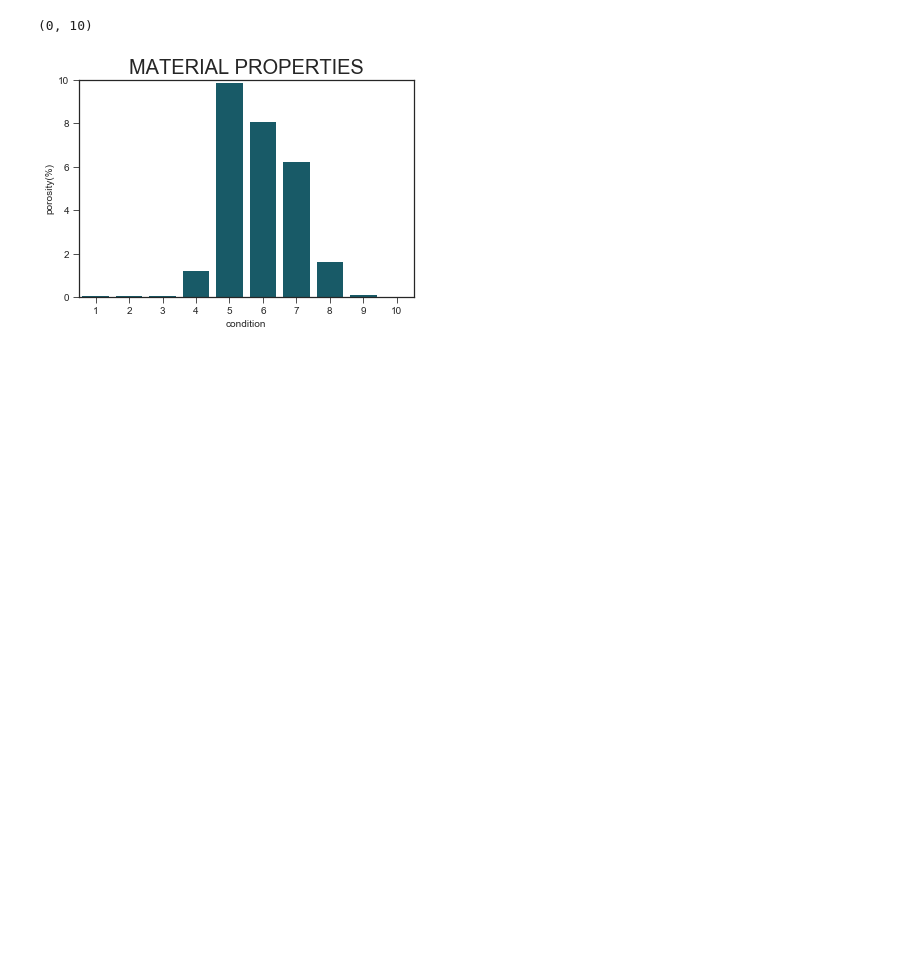
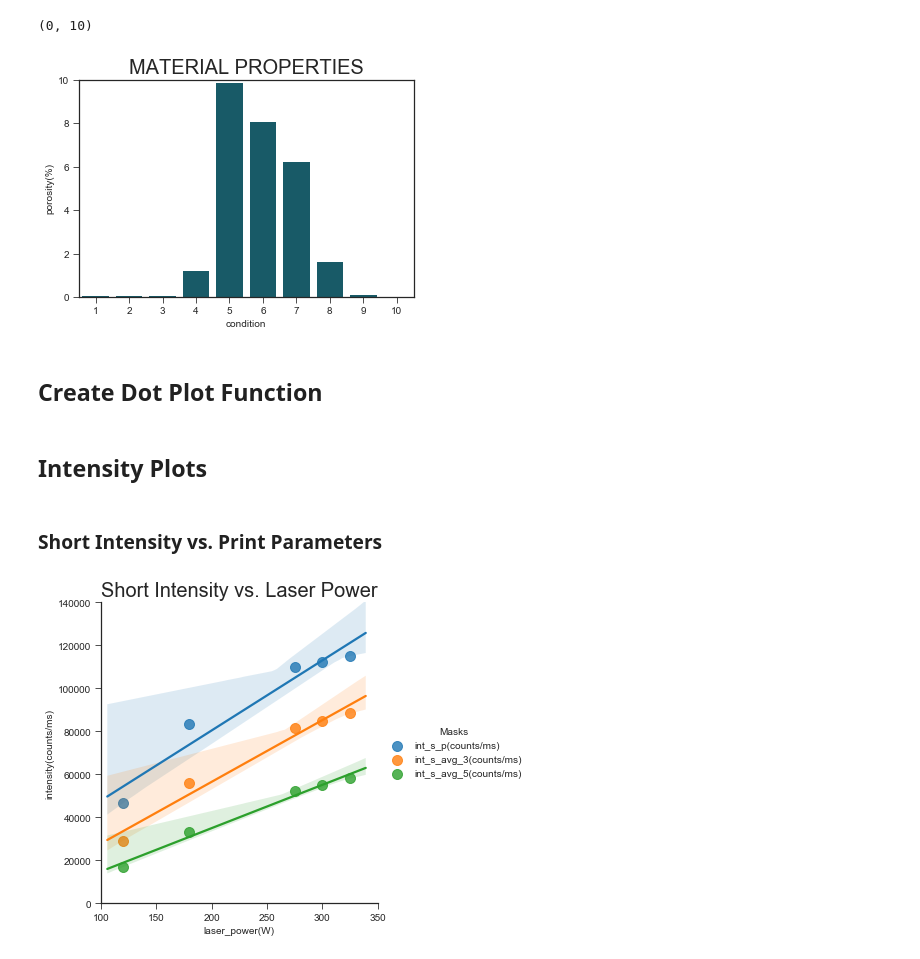
Before and after one commit to milesin3d/IncreaseAMYield, a Jupyter notebook: IncreaseAMYield.ipynb, the cells around one changed output. Cells and saved outputs as stored; diff of their text form; code cells hidden in the pictures; blank space fills up the shorter version.

```diff
--- a/IncreaseAMYield.ipynb
+++ b/IncreaseAMYield.ipynb
@@ -788,3 +852,5 @@ plt.ylim(0, 10)
 # %% [output]
 (0, 10)
 [figure]
+# %% [markdown]
+## Create Dot Plot Function
@@ -790,0 +879,46 @@ plt.ylim(0, 10)
+# %% [markdown]
+## Intensity Plots
+# %% [markdown]
+### Short Intensity vs. Print Parameters
+# %%
+# Create df for short wavelength intensities vs print parameters
+
+# select all intensity column labels for the short wavelength
+int_cols_s = [x for x in list(mpm_avg) if ('(counts/ms)'and '_s_') in x]
+
+# select the columns to be ploted on the y axis
+mpm_int_s = mpm_avg[int_cols_s]
+
+# bring the column labels into the index
+mpm_int_s = mpm_int_s.stack()
+
+# join it to the print parameters df
+mpm_int_s = pp.join(mpm_int_s.to_frame())
+
+# set index and column names
+mpm_int_s.index.names = ['condition','mask']
+mpm_int_s = mpm_int_s.rename(columns = {0:'intensity(counts/ms)'})
+# %%
+# Plot short intensity vs laser power
+
+# select power variation (pv) rows
+mpm_int_s_pv = mpm_int_s[mpm_int_s['cond_type'] == 'PV']
+
+# convert the level_1 index into a column
+mpm_int_s_pv.reset_index(level=1, inplace=True)
+
+# values used to create the plot
+plot_dict_int_s_pv = {
+                'x_data' : 'laser_power(W)',
+                'y_data' : 'intensity(counts/ms)',
+                'table' : mpm_int_s_pv,
+                'hue' : 'mask',
+                'title' : 'Short Intensity vs. Laser Power',
+                'x_lim' : [100,350],
+                'y_lim' : [0,140000],
+                'legend_title' : 'Masks'
+             }
+
+create_lmplot(plot_dict_int_s_pv)
+# %% [output]
+[figure, added]
```
Also changed, not shown: parts of 40 cells of this notebook.
